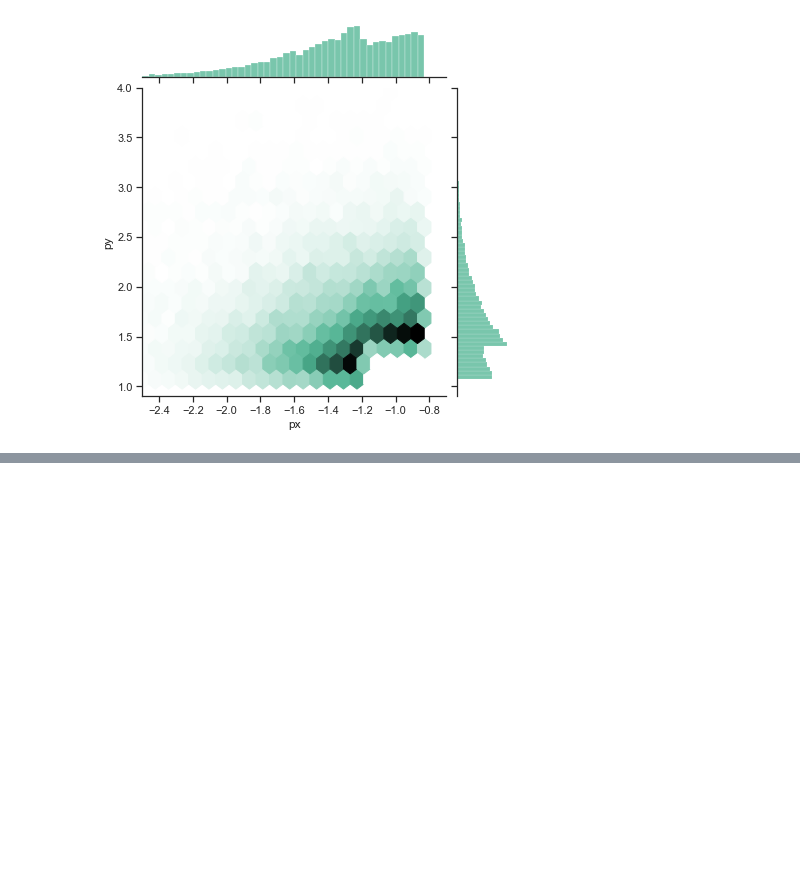
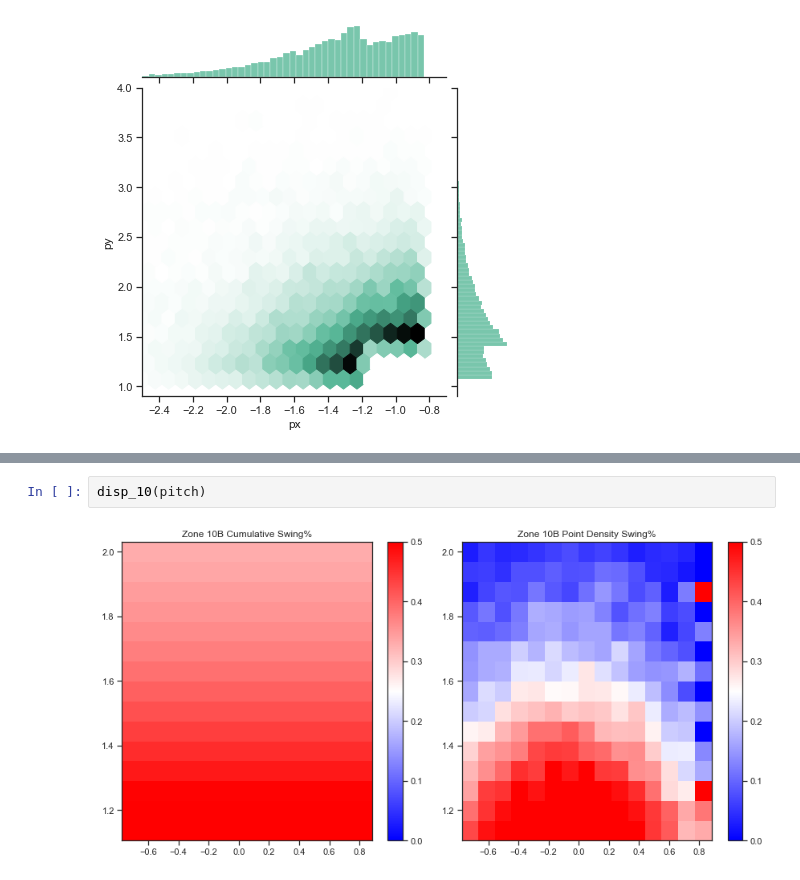
Before and after one commit to everwitt7/PitcherPolicy, a Jupyter notebook: data-cleaning/visualizing-cutoffs/find_obv_cutoffs.ipynb, the cells around one changed output, grey strips where cells are left out. Saved outputs shown, nothing was run; the diff lists cells and outputs as text; blank space fills up the shorter version.

```diff
--- a/data-cleaning/visualizing-cutoffs/find_obv_cutoffs.ipynb
+++ b/data-cleaning/visualizing-cutoffs/find_obv_cutoffs.ipynb
@@ -296,0 +573,4 @@ fig.colorbar(c, ax=ax)
+# %%
+disp_10(pitch)
+# %% [output]
+[figure, added]
```
Also changed, not shown: parts of 42 cells of this notebook.
